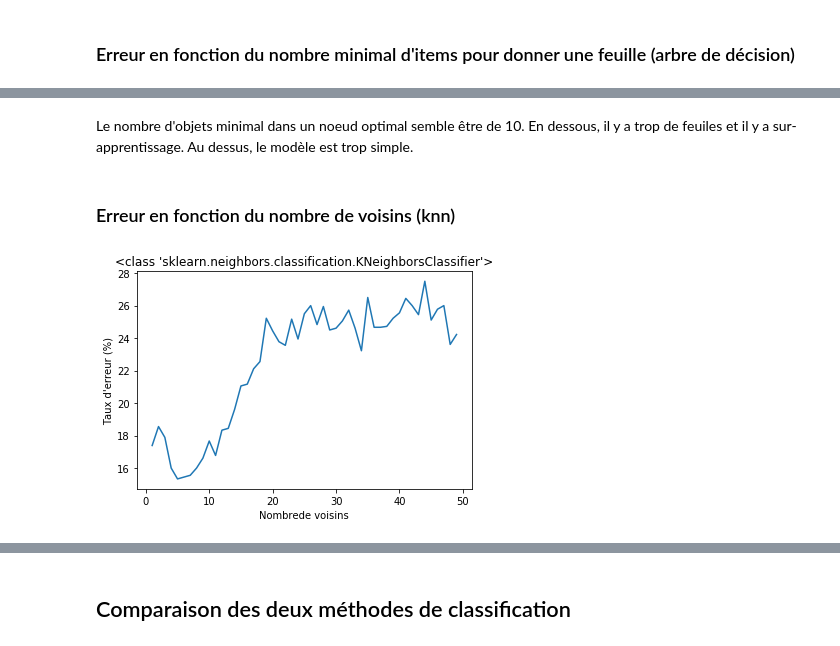
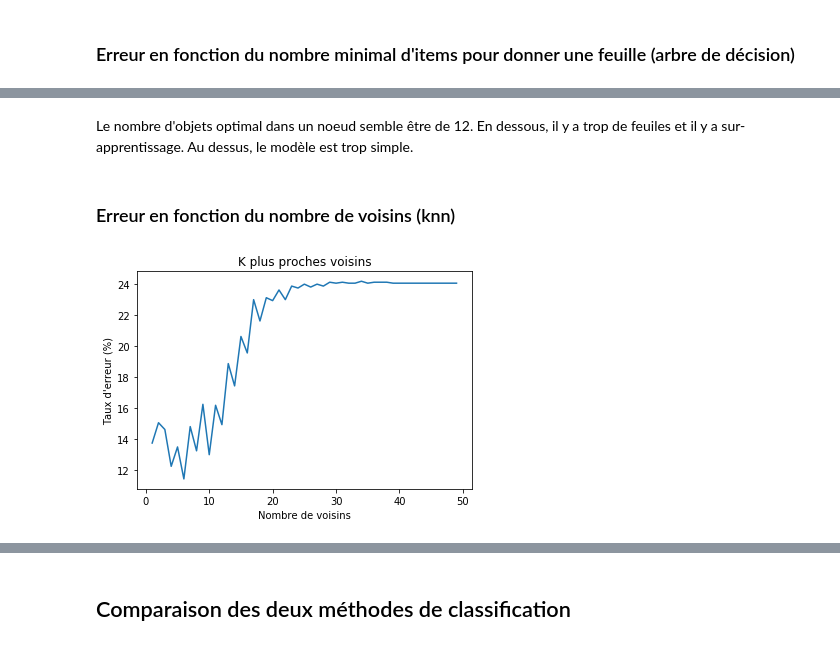
Before and after one commit to LisaNicvert/IA_project, a Jupyter notebook: IA_classif_complex.ipynb, the cells around one changed output, grey strips where cells are left out. Drawn from its saved outputs; the diff is of its cells as text; code cells hidden in the pictures.

```diff
--- a/IA_classif_complex.ipynb
+++ b/IA_classif_complex.ipynb
@@ -205,7 +206,5 @@ On observe 3 pays très riches par rapport aux autres groupes (le Danemark, la N
 On compte le nombre de labels de chaque classe.
 # %%
 unique, counts = np.unique(km_gdp.labels_, return_counts=True)
-print counts
-c=counts[1]-1
-b=counts[1]+counts[0]-1
-print(V_GDP[b],V_GDP[c])
+b=counts[0]-1
+a=counts[0]+counts[1]-1
@@ -240,6 +241,6 @@ def discretize_GDP(counts,df,vect,c,b):
     return dfd
 # %%
-dfd=discretize_GDP(counts,dff,V_GDP,c,b)
+dfd=discretize_GDP(counts,dff,V_GDP,b,a)
 dfd.head()
 # %% [output]
 |  | Children out of school | CO2 | NR electricity | Life expectancy | Population | Urban population | Area | ... |
@@ -331,7 +336,9 @@ Ici, le problème est qu'on a des classes d'effectif très hétérogènes. Pour
 # %%
-kX_train, kX_test, ky_train, ky_test = train_test_split(dffea, classes, test_size=0.2, random_state=15)
+prop_k=.2
+kX_train, kX_test, ky_train, ky_test = train_test_split(dffea, classes, test_size=prop_k, random_state=42)
 
-knnModel = neighbors.KNeighborsClassifier(n_neighbors=5, weights='uniform', p=2)
+nneighbors=6
+knnModel = neighbors.KNeighborsClassifier(n_neighbors=nneighbors, weights='uniform', p=2)
 knnModel.fit(kX_train, ky_train)
 kM=metrics.confusion_matrix(y_true=ky_train, y_pred=ky_train, labels=sortedLabelList)
 print(kM)
@@ -426,28 +489,3 @@ def plotErrorLeaf(dffeatures,classes,start=1,stop=50):
-# %%
-def plotErrorNeighbors(dffeatures,classes,start=1,stop=50):
-    neighb=np.arange(start,stop)
-    error=np.ndarray(len(neighb))
-    i=0
-    for n in neighb:
-        j=0
-        rep=100
-        errmoy=np.ndarray(rep)
-        for k in range(rep):
-            model = neighbors.KNeighborsClassifier(n_neighbors=n, weights='uniform', p=2)
-            X_train, X_test, y_train, y_test = train_test_split(dffeatures, classes, test_size=.2)
-            #train
-            model.fit(X_train, y_train)
-            # test
-            y_predict = model.predict(X_test)
-            errmoy[j]=(y_predict != y_test).mean()
-            j+=1
-        error_rate = np.mean(errmoy)*100
-        error[i]=error_rate
-        i+=1
-    plt.plot(neighb,error)
-    plt.xlabel("Nombrede voisins")
-    plt.ylabel(u"Taux d'erreur (%)")
-    plt.title(type(model))
 # %% [markdown]
 ### Erreur en fonction de la proportion du jeu test
 # %%
@@ -469,8 +521,8 @@ plotErrorLeaf(dffea,classes)
 # %% [markdown]
-Le nombre d'objets minimal dans un noeud optimal semble être de 10. En dessous, il y a trop de feuiles et il y a sur-apprentissage. Au dessus, le modèle est trop simple.
+Le nombre d'objets optimal dans un noeud semble être de 12. En dessous, il y a trop de feuiles et il y a sur-apprentissage. Au dessus, le modèle est trop simple.
 # %% [markdown]
 ### Erreur en fonction du nombre de voisins (knn)
 # %%
-plotErrorNeighbors(dffea,classes)
+plotErrorNeighbors(dffea,classes,1,50)
 # %% [output]
-[figure, old version]
+[figure, new version]
```
Also changed, not shown: parts of 80 cells of this notebook.
